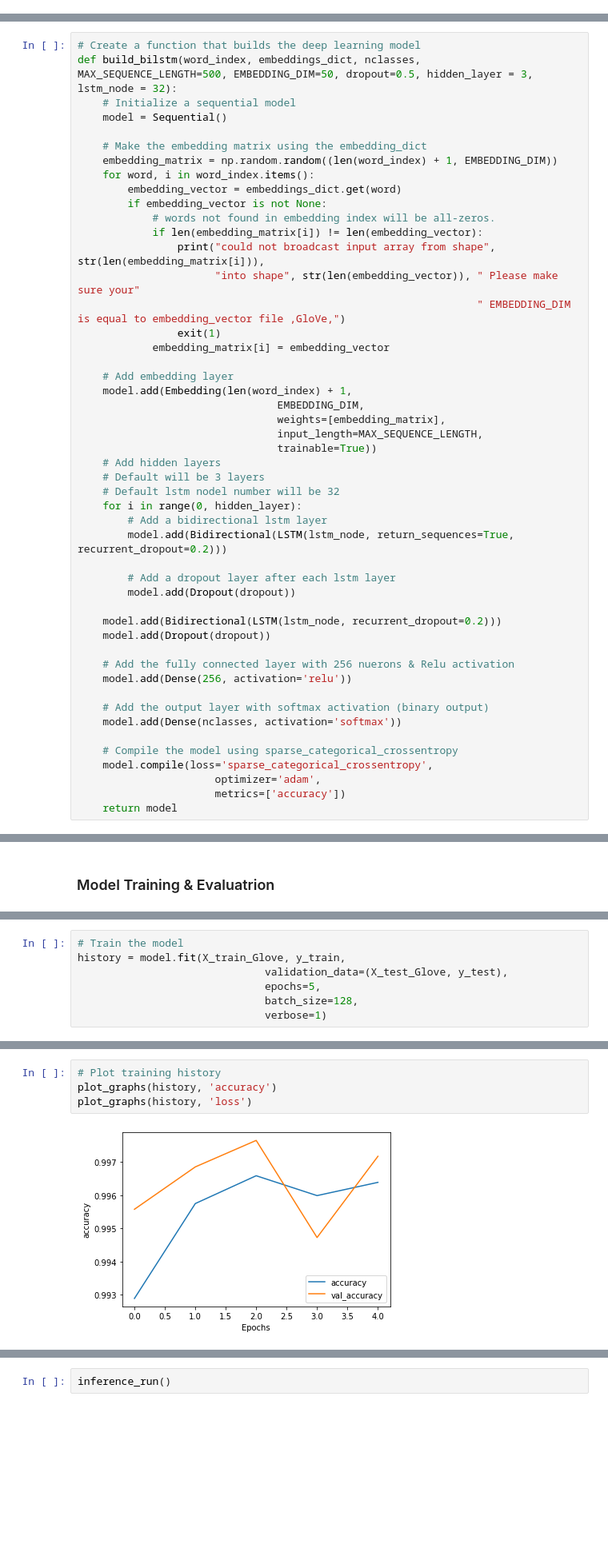
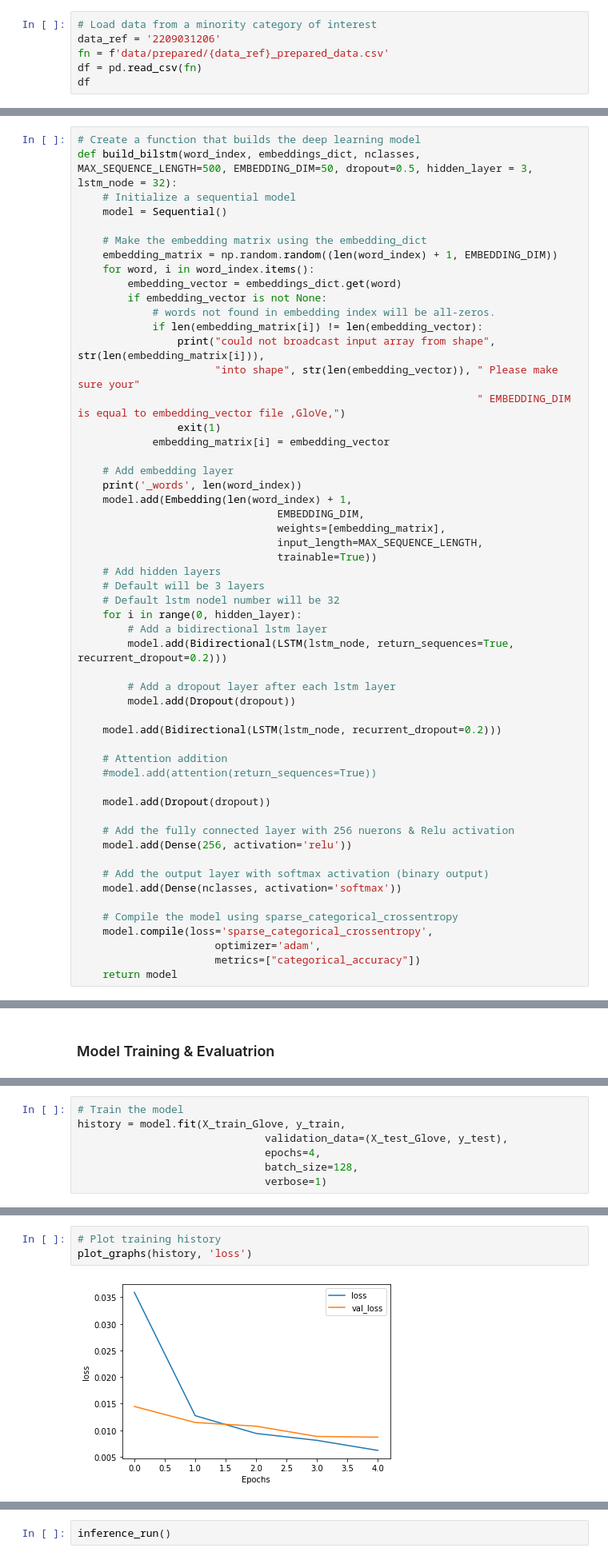
Before and after one commit to 3minuterecord/safety_report_topic_classification, a Jupyter notebook: safety_BiLSTM.ipynb, the cells around one changed output, grey strips where cells are left out. Shown: that part at 80% size. Drawn from its saved outputs; the diff is of its cells as text; blank space fills up the shorter version.

```diff
--- a/safety_BiLSTM.ipynb
+++ b/safety_BiLSTM.ipynb
@@ -300,0 +34,6 @@ df.to_csv(filename, index=False)
+# %%
+# Load data from a minority category of interest
+data_ref = '2209031206'
+fn = f'data/prepared/{data_ref}_prepared_data.csv'
+df = pd.read_csv(fn)
+df
@@ -386,6 +173,7 @@ def build_bilstm(word_index, embeddings_dict, nclasses,  MAX_SEQUENCE_LENGTH=500
             embedding_matrix[i] = embedding_vector
 
     # Add embedding layer
+    print('_words', len(word_index))
     model.add(Embedding(len(word_index) + 1,
                                 EMBEDDING_DIM,
                                 weights=[embedding_matrix],
@@ -402,6 +190,10 @@ def build_bilstm(word_index, embeddings_dict, nclasses,  MAX_SEQUENCE_LENGTH=500
         model.add(Dropout(dropout))
 
     model.add(Bidirectional(LSTM(lstm_node, recurrent_dropout=0.2)))
+
+    # Attention addition
+    #model.add(attention(return_sequences=True))
+
     model.add(Dropout(dropout))
 
     # Add the fully connected layer with 256 nuerons & Relu activation
@@ -413,5 +205,5 @@ def build_bilstm(word_index, embeddings_dict, nclasses,  MAX_SEQUENCE_LENGTH=500
     # Compile the model using sparse_categorical_crossentropy
     model.compile(loss='sparse_categorical_crossentropy',
                       optimizer='adam',
-                      metrics=['accuracy'])
+                      metrics=["categorical_accuracy"])
     return model
@@ -494,7 +278,7 @@ def plot_graphs(history, string):
 # Train the model
 history = model.fit(X_train_Glove, y_train,
                               validation_data=(X_test_Glove, y_test),
-                              epochs=5,
+                              epochs=4,
                               batch_size=128,
                               verbose=1)
 # %% [output]
@@ -502,6 +293,5 @@ Epoch 1/5
 # %%
 # Plot training history
-plot_graphs(history, 'accuracy')
 plot_graphs(history, 'loss')
 # %% [output]
-[figure, old version]
+[figure, new version]
```
Also changed, not shown: parts of 49 cells of this notebook, 10 other files.
